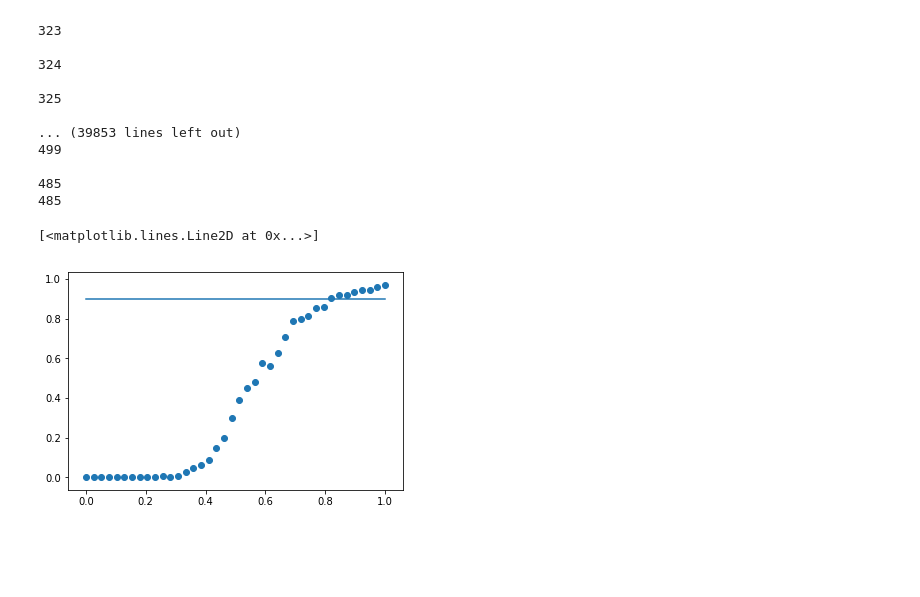
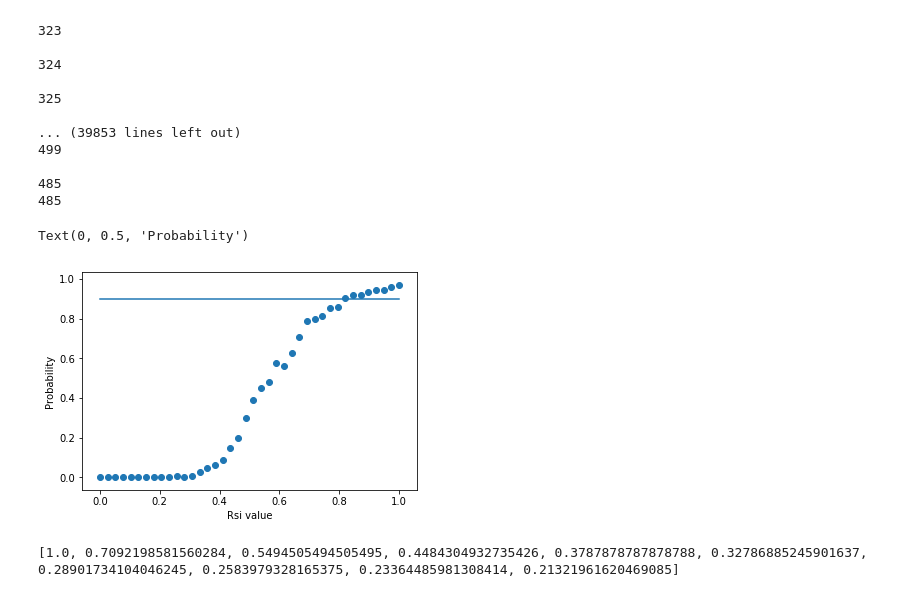
Before and after one commit to aviraljain99/STAT3004_Project_2, a Jupyter notebook: Q4_part_a.ipynb, the cells around one changed output. Saved outputs shown, nothing was run; the diff lists cells and outputs as text; code cells hidden in the pictures; blank space fills up the shorter version.

```diff
--- a/Q4.ipynb
+++ b/Q4_part_a.ipynb
@@ -101,12 +101,19 @@ print(event)
 
 485
 485
-# %%
-probs *= trials
 # %%
 plt.figure()
 plt.scatter(Rs, probs)
 plt.plot(Rs, np.ones(len(probs)) * 0.9)
+plt.xlabel("Rsi value")
+plt.ylabel("Probability")
+plt.savefig("q4_part_a")
 # %% [output]
-[<matplotlib.lines.Line2D at 0x...>]
+Text(0, 0.5, 'Probability')
-[figure, old version]
+[figure, new version]
+# %%
+Q = getQMatrix(Rsi)
+diagonal = (- np.diag(Q))
+jumpUp = [Q[i, i + 1]/(-Q[i, i]) for i in range(N)]
+# %% [output]
+[1.0, 0.7092198581560284, 0.5494505494505495, 0.4484304932735426, 0.3787878787878788, 0.32786885245901637, 0.28901734104046245, 0.2583979328165375, 0.23364485981308414, 0.21321961620469085]
```
Also changed, not shown: parts of 2 cells of this notebook, 5 other files.
